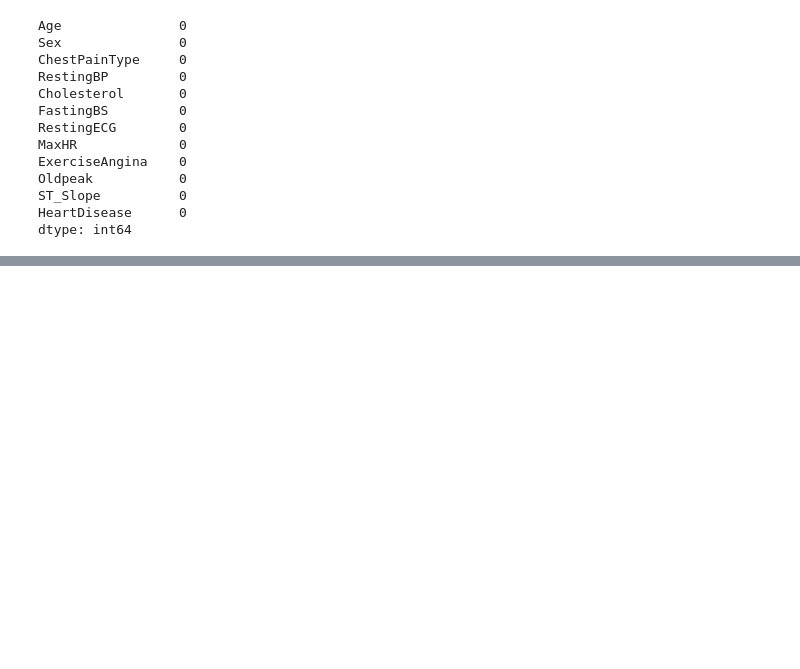
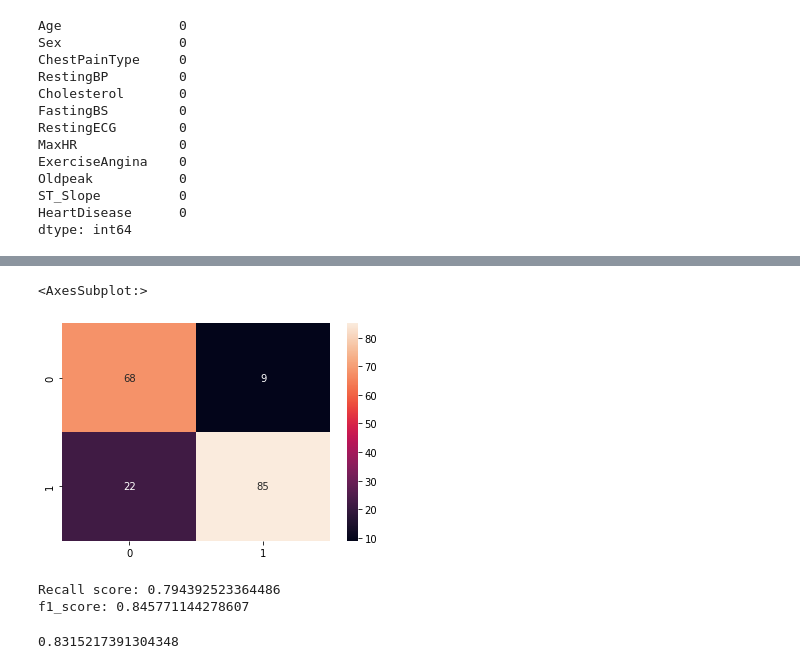
Before and after one commit to Katie-Jiang/SC22-BatchB-Robot-Squad, a Jupyter notebook: team/heart_disease.ipynb, the cells around one changed output, grey strips where cells are left out. Saved outputs shown, nothing was run; the diff lists cells and outputs as text; code cells hidden in the pictures; blank space fills up the shorter version.

```diff
--- a/team/heart_disease.ipynb
+++ b/team/heart_disease.ipynb
@@ -159,0 +183,22 @@ memory usage: 119.3+ KB
+# %%
+#StandardScaler:
+my_standard_scaler = StandardScaler() #defining model
+x_train_scaled = my_standard_scaler.fit_transform(x_train)
+x_test_scaled = my_standard_scaler.transform(x_test)
+parameters = {'var_smoothing': np.logspace(0,-9, num=50)}
+grid = GridSearchCV(my_naive_model, parameters) #defining model?
+grid.fit(x_train_scaled, y_train) #fitting model
+grid.best_params_
+y_hat = grid.predict(x_test_scaled) #predictions
+sns.heatmap(confusion_matrix(y_test, y_hat), annot=True, fmt='g') #heatmap
+# %% [output]
+<AxesSubplot:>
+[figure, added]
+# %%
+print("Recall score:", recall_score(y_test, y_hat))
+print ("f1_score:", f1_score(y_test, y_hat))
+accuracy_score(y_test, y_hat)
+# %% [output]
+Recall score: 0.794392523364486
+f1_score: 0.845771144278607
+0.8315217391304348
```
Also changed, not shown: parts of 29 cells of this notebook, 10 other files.
